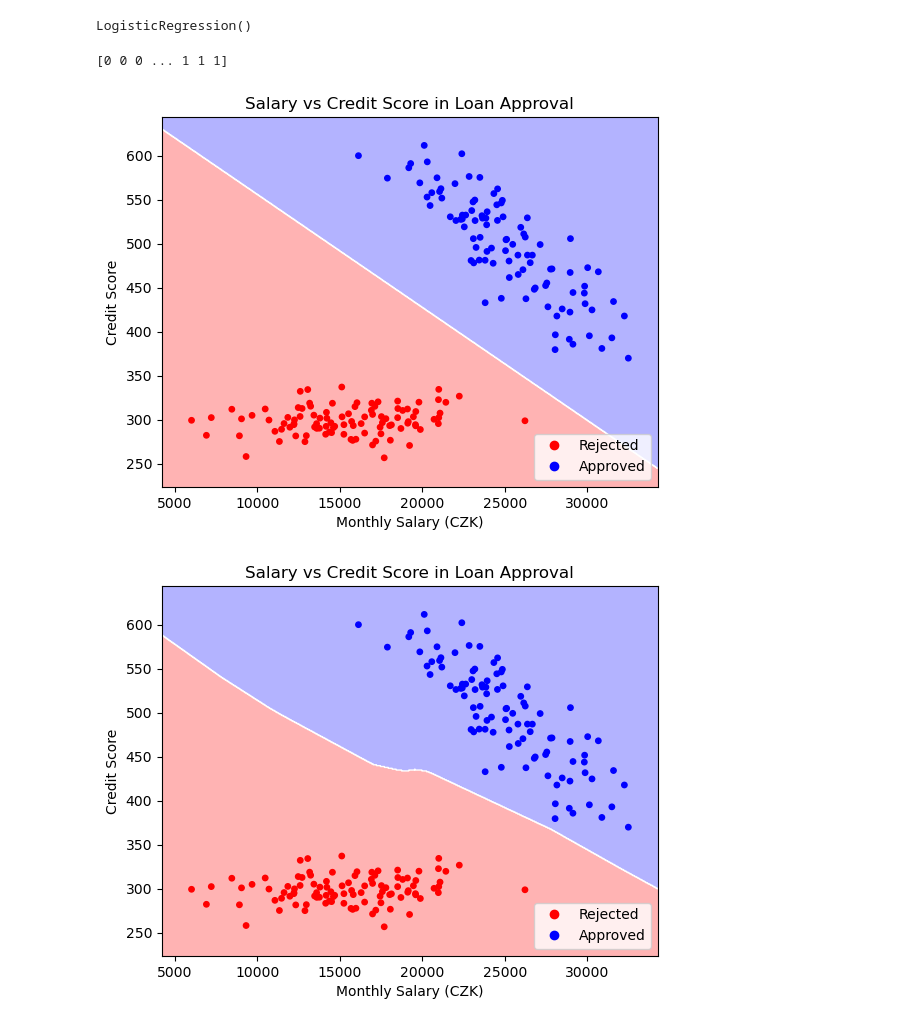
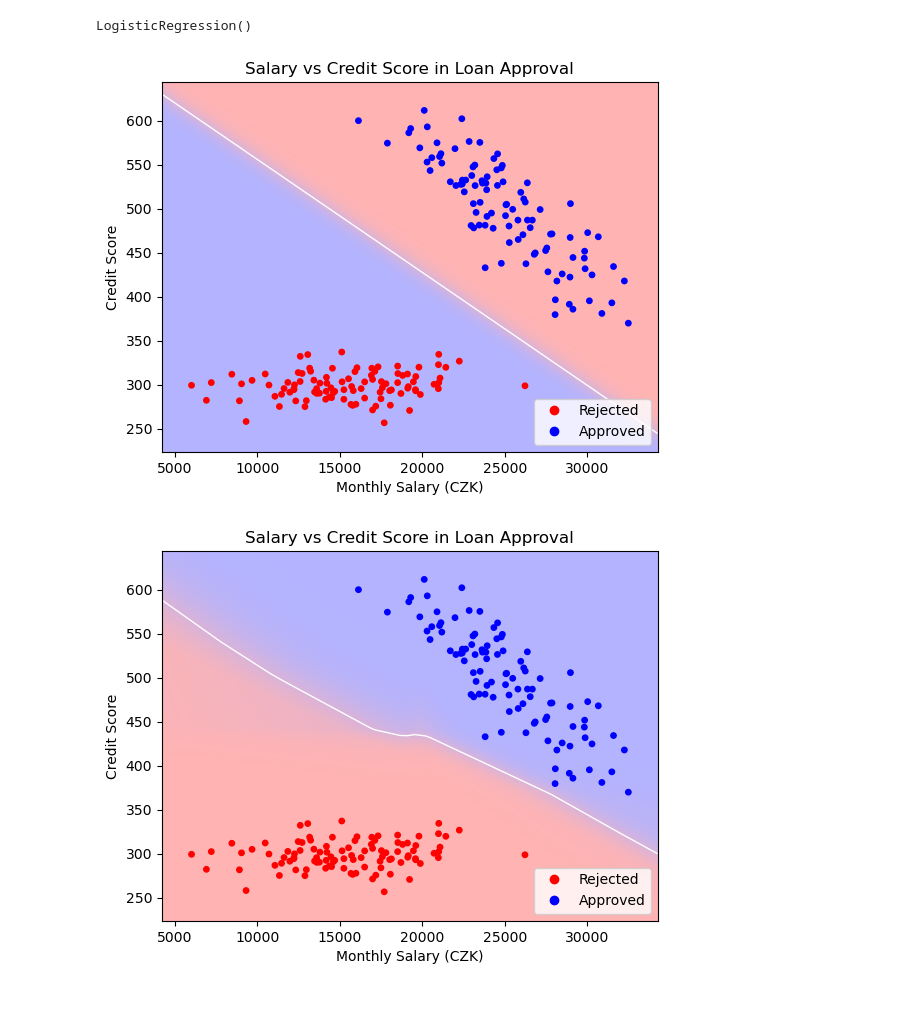
Before and after one commit to nickobard/ai-summer-school, a Jupyter notebook: data_poisoning.ipynb, the cells around one changed output. Cells and saved outputs as stored; diff of their text form; code cells hidden in the pictures.

Commit message:
Use more nice visualizations

```diff
--- a/data_poisoning.ipynb
+++ b/data_poisoning.ipynb
@@ -114,25 +114,23 @@ LogisticRegression()
 # %%
 def plot_decision_boundary(X, y, model):
     fig, ax = plt.subplots()
 
     margin_factor = 0.3
     x_min, x_max = X[:, 0].min() - margin_factor * X[:, 0].std(), X[:, 0].max() + margin_factor * X[:, 0].std()
     y_min, y_max = X[:, 1].min() - margin_factor * X[:, 1].std(), X[:, 1].max() + margin_factor * X[:, 1].std()
     xx, yy = np.meshgrid(np.arange(x_min, x_max, 10), np.arange(y_min, y_max, 1))
-    Z = model.predict(np.c_[xx.ravel(), yy.ravel()])
-    print(Z)
+    Z = model.predict_proba(np.c_[xx.ravel(), yy.ravel()])[:,0]
     Z = Z.reshape(xx.shape)
     ax.pcolormesh(
         xx, yy, Z, cmap="red_blue_classes", norm=colors.Normalize(0.0, 1.0), zorder=0
     )
     ax.contour(xx, yy, Z, [0.5], linewidths=1.0, colors="white")
     plot_data(X[:, 0], X[:, 1], y, ax)
 
 
 plot_decision_boundary(X_train.to_numpy(), y_train.to_numpy(), log_reg_model)
 # %% [output]
-[0 0 0 ... 1 1 1]
-[figure, old version]
+[figure, new version]
 # %%
 class SimpleNN(nn.Module):
     def __init__(self):
```
Also changed, not shown: parts of 1 cell of this notebook.
